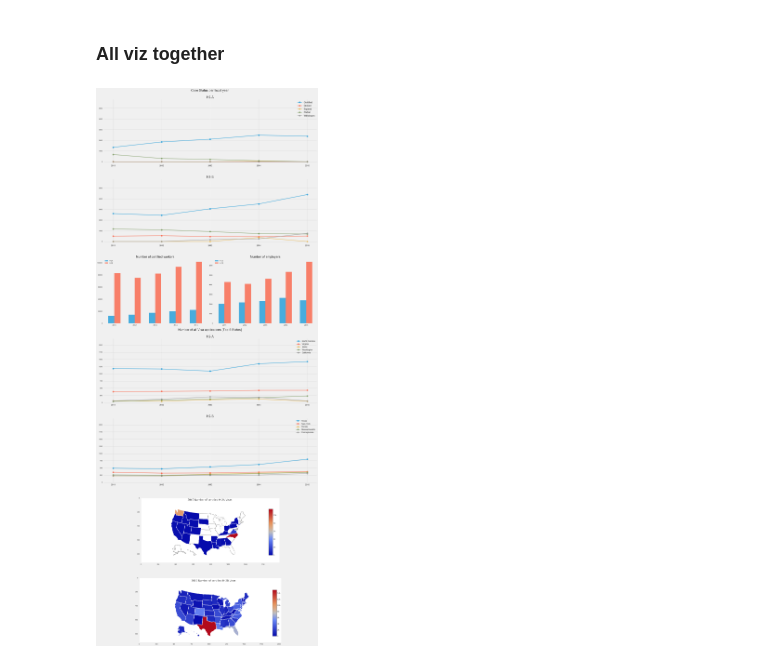
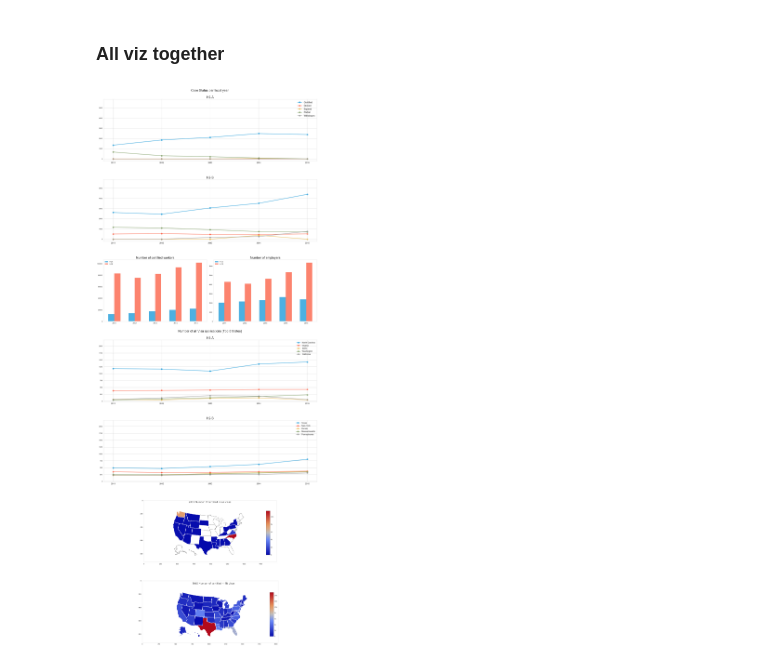
Before and after one commit to nachocarracedo/portfolio, a Jupyter notebook: H2_Visas/h2_visas_analysis.ipynb, the cells around one changed output. Saved outputs shown, nothing was run; the diff lists cells and outputs as text; code cells hidden in the pictures.

Commit message:
visas

```diff
--- a/H2_Visas/h2_visas_analysis.ipynb
+++ b/H2_Visas/h2_visas_analysis.ipynb
@@ -1107,11 +1107,12 @@ to_plotA = apgpA.unstack(level=1,fill_value=0)
 apgpB= h2visas_dfB.groupby(['fy','case_status_sum'])['fy'].count()
 to_plotB = apgpB.unstack(level=1,fill_value=0)
 
-fig = plt.figure(figsize=(20,50))
+fig = plt.figure(figsize=(20,50),facecolor='white')
 
 ymax = np.max([np.max(np.max(to_plotA)),np.max(np.max(to_plotB))])
 
 ax1 = plt.subplot2grid((7,2), (0, 0),colspan=2)
+ax1.set_facecolor('white')
 ax1.set(label='Year', title='Case Status per fiscal year \n\nH2-A',xticks=(np.arange(2011, 2016, 1.0)))
 ax1.ticklabel_format(useOffset=False)
 ax1.plot(to_plotA.loc[:2015],linestyle='-', marker='o',linewidth=3,markersize=10,alpha=0.7)
@@ -1120,6 +1121,7 @@ ax1.set_ylim([-200,ymax])
 ax1.xaxis.set_tick_params(labelsize=13)
 
 ax2 = plt.subplot2grid((7,2), (1, 0),colspan=2)
+ax2.set_facecolor('white')
 ax2.set(title='H2-B',xticks=(np.arange(2011, 2016, 1.0)))
 ax2.ticklabel_format(useOffset=False)
 ax2.plot(to_plotB.loc[:2015],linestyle='-', marker='o',linewidth=3,markersize=10,alpha=0.7)
@@ -1133,6 +1135,7 @@ width = 0.30       # the width of the bars
 
 
 ax1 = plt.subplot2grid((7,2), (2, 0))
+ax1.set_facecolor('white')
 ax1.bar(to_plotA.index,to_plotA.values, width, alpha=0.7,label='H-2A')
 ax1.bar(to_plotB.index+width,to_plotB.values, width, alpha=0.7,label='H-2B')
 ax1.set_xticks(to_plotB.index+width/2)
@@ -1154,6 +1157,7 @@ to_plotB = h2visas_dfB.groupby("fy")['employer_name'].count().loc[:2015]
 width = 0.30       # the width of the bars
 
 ax2 = plt.subplot2grid((7,2), (2, 1))
+ax2.set_facecolor('white')
 ax2.bar(to_plotA.index,to_plotA.values, width, alpha=0.7,label='H-2A')
 ax2.bar(to_plotB.index+width,to_plotB.values, width, alpha=0.7,label='H-2B')
 ax2.set_xticks(to_plotB.index+width/2)
@@ -1180,7 +1184,8 @@ to_plotB = apgpB.unstack(level=1,fill_value=0)
 ymax = np.max([np.max(np.max(to_plotA)),np.max(np.max(to_plotB))])
 
 ax1 = plt.subplot2grid((7,2), (3, 0),colspan=2)
-ax1.set(title='Number of all Visa applications [Top 5 States] \n\nH2-A',xticks=(np.arange(2011, 2016, 1.0)))
+ax1.set_facecolor('white')
+ax1.set(title='\nNumber of all Visa applications [Top 5 States] \n\nH2-A',xticks=(np.arange(2011, 2016, 1.0)))
 for st in top5_statesA:
     ax1.plot(to_plotA.loc[:2015][st],linestyle='-', marker='o',linewidth=3,markersize=10,alpha=0.7,label=states[st])
 
@@ -1190,32 +1195,33 @@ ax1.legend(fontsize=13)
 
 
 ax2 = plt.subplot2grid((7,2), (4, 0),colspan=2)
+ax2.set_facecolor('white')
 ax2.set(title='H2-B',xticks=(np.arange(2011, 2016, 1.0)))
 for st in top5_statesB:
     ax2.plot(to_plotB.loc[:2015][st],linestyle='-', marker='o',linewidth=3,markersize=10,alpha=0.7,label=states[st])
 
 ax2.set_ylim([-20,ymax+800])
 ax2.xaxis.set_tick_params(labelsize=13)
 ax2.legend(fontsize=13)
 
 
 
 ax7 = plt.subplot2grid((7,2), (5, 0),colspan=2)
 
 import matplotlib.image as mpimg
 img1 = mpimg.imread('./maps/mapA.png')
 ax7.imshow(img1)
 ax7.yaxis.grid(False)
 ax7.xaxis.grid(False)
 
 ax8 = plt.subplot2grid((7,2), (6, 0),colspan=2)
 img1 = mpimg.imread('./maps/mapB.png')
 ax8.imshow(img1)
 ax8.yaxis.grid(False)
 ax8.xaxis.grid(False)
 
-plt.savefig('./viz_example.png', bbox_inches='tight')
+plt.savefig('./viz_example.png', bbox_inches='tight',facecolor=fig.get_facecolor(), edgecolor='none')
 plt.tight_layout()
 plt.show()
 # %% [output]
-[figure, old version]
+[figure, new version]
```
Also changed, not shown: 1 other file.
